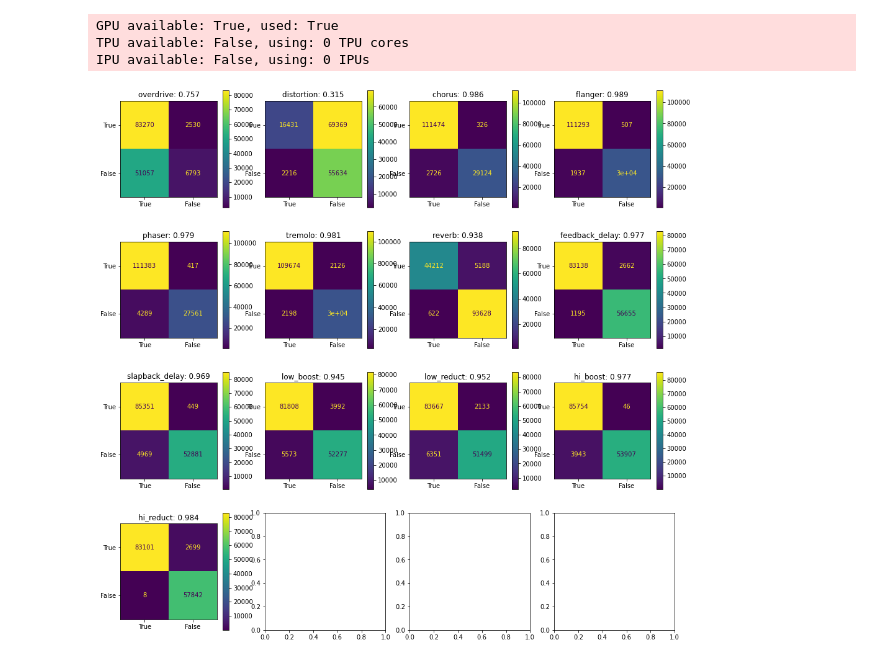
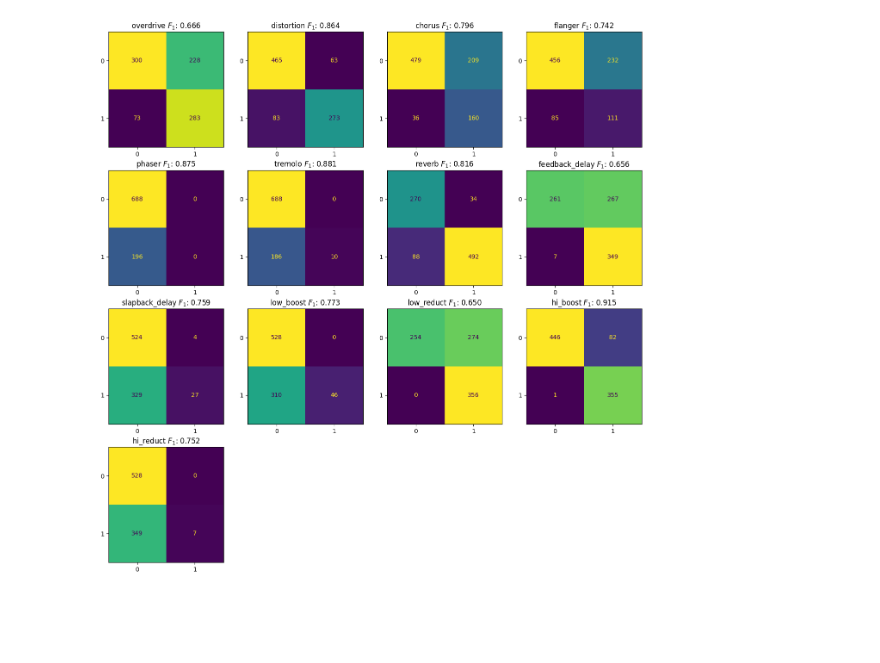
Before and after one commit to fisheggg/SFXlearner, a Jupyter notebook: playground.ipynb, the cells around one changed output. Cells and saved outputs as stored; diff of their text form; code cells hidden in the pictures; blank space fills up the shorter version.

```diff
--- a/playground.ipynb
+++ b/playground.ipynb
@@ -46,45 +172,47 @@ LightningWrapper(
 # %%
-valid_set = MultiFXDataset("dataset/generated/gen_multiFX_guitarset_[1,5]", 'valid', None)
-valid_loader = DataLoader(valid_set, batch_size=64, num_workers=2)
-trainer = pl.Trainer(gpus=1)
+# load validation set
+valid_set = MultiFXDataset("dataset/generated/guitarset10/gen_multiFX_05252023", "valid", None)
+valid_loader = torch.utils.data.DataLoader(valid_set, batch_size=64, num_workers=2)
+classes = list(valid_set.settings["fx_params"].keys())
-# %% [output]
-GPU available: True, used: True
-TPU available: False, using: 0 TPU cores
-IPU available: False, using: 0 IPUs
 # %%
-wrapper.cuda()
+# run inference
+
+model.cuda()
 y = torch.randn(1, 13, requires_grad=False).cuda()
 y_hat = torch.randn(1, 13, requires_grad=False).cuda()
 with torch.no_grad():
-    for batch in tqdm(valid_loader):
+    for batch in tqdm.tqdm(valid_loader):
         x, y_batch = batch
-        x = x[:,1,:].unsqueeze(1)
-        y_hat_batch = wrapper(x.cuda())
+        y_hat_batch = model(x.cuda())
         y = torch.vstack([y, y_batch.cuda()])
         y_hat = torch.vstack([y_hat, y_hat_batch.cuda()])
         del x, y_batch, y_hat_batch
         torch.cuda.empty_cache()
+y_hat = torch.sigmoid(y_hat) > 0.5
-# %%
-y_hat = (torch.sigmoid(y_hat) > 0.5)
 # %%
-classes = list(valid_set.settings['fx_params'].keys())
+# generate per-class confusion matrix
 
 fig, ax = plt.subplots(4, 4)
 fig.set_size_inches(16, 16)
-cms = sklearn.metrics.multilabel_confusion_matrix(y[1:].cpu().to(torch.int), y_hat[1:].cpu().to(torch.int))
+cms = sklearn.metrics.multilabel_confusion_matrix(
+    y[1:].cpu().to(torch.int), y_hat[1:].cpu().to(torch.int)
+)
 for i in range(len(classes)):
-    disp = sklearn.metrics.ConfusionMatrixDisplay(cms[i], display_labels=["True", "False"])
-    # disp = sklearn.metrics.ConfusionMatrixDisplay(cms[i], colorbar=False)
-    axis = ax[i//4][i%4]
-    disp.plot(ax=axis)
+    disp = sklearn.metrics.ConfusionMatrixDisplay(
+        cms[i], display_labels=None,
+    )
+    axis = ax[i // 4][i % 4]
+    disp.plot(ax=axis, colorbar=False)
     TP, FP, FN, TN = cms[i][0][0], cms[i][0][1], cms[i][1][0], cms[i][1][1]
     P = TP / (TP + FP)
     R = TP / (TP + FN)
-    axis.set_title(f"{classes[i]}: {2 * (P * R) / (P + R):.3f}")
+    axis.set_title(f"{classes[i]} $F_1$: ${2 * (P * R) / (P + R):.3f}$")
     axis.set_xlabel("")
     axis.set_ylabel("")
+ax[3][1].axis("off")
+ax[3][2].axis("off")
+ax[3][3].axis("off")
 
-# plt.show()
-# plt.savefig("figures/multiFX_resnet18_with_clean_guitarset_[1,5].png")
+plt.show()
 # %% [output]
-[figure, old version]
+[figure, new version]
```
Also changed, not shown: parts of 17 cells of this notebook.
